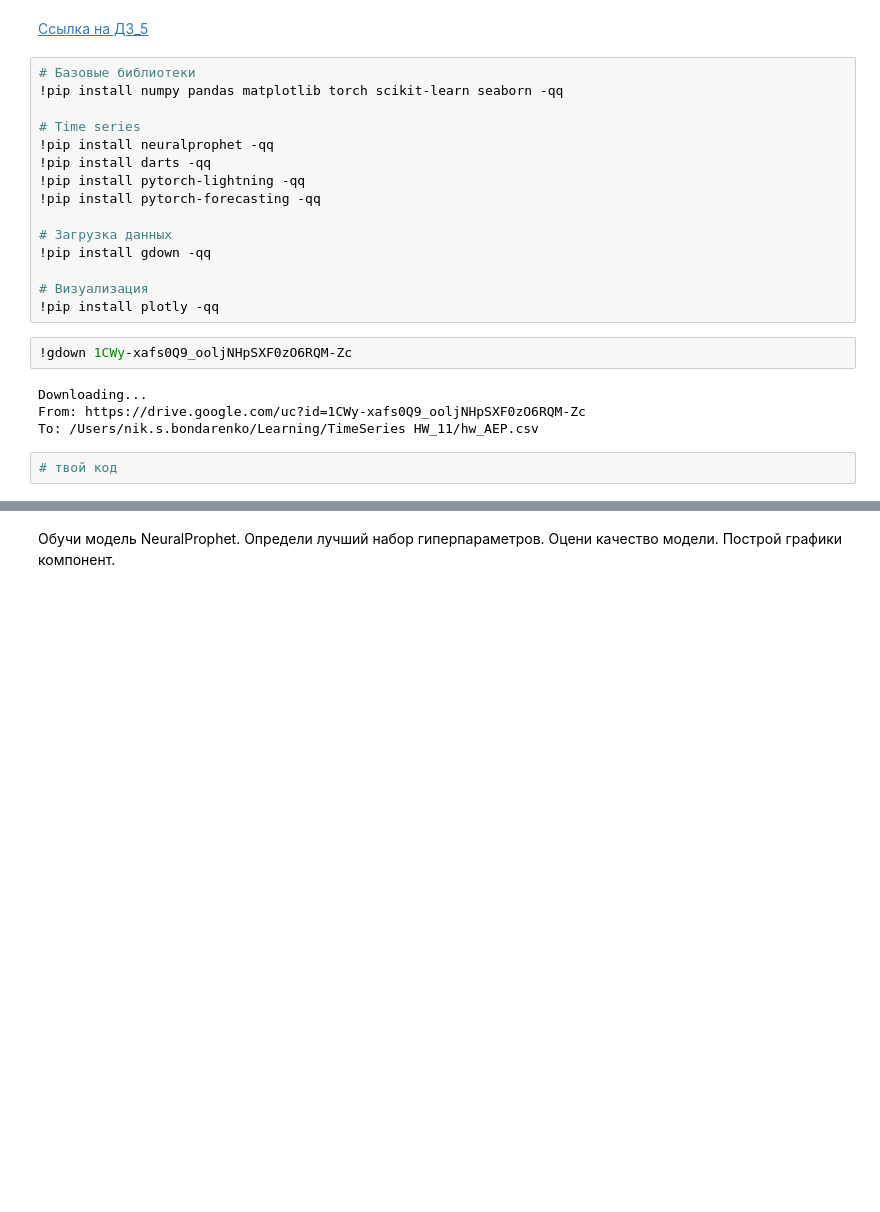
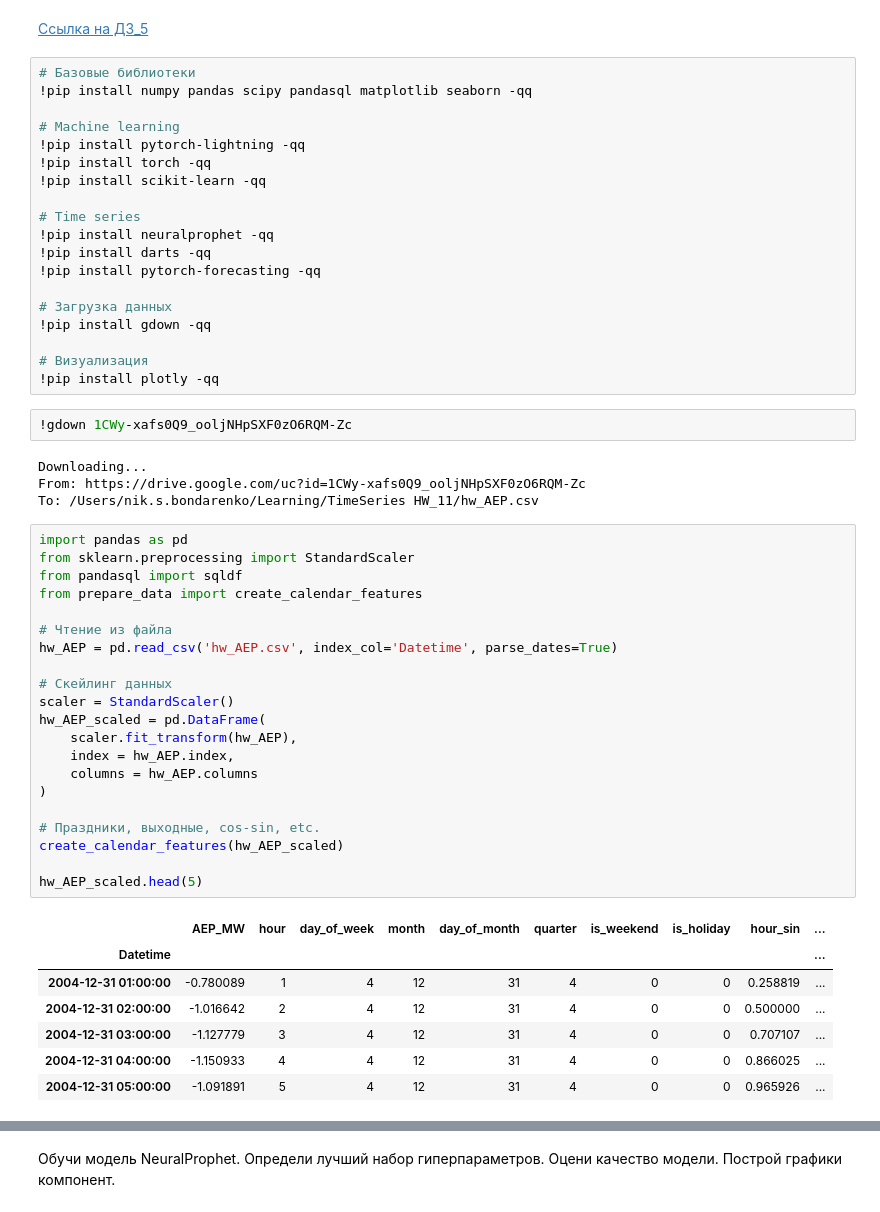
Before and after one commit to lenjjiv/TimeSeries-HW_11, a Jupyter notebook: homework.ipynb, the cells around one changed output, grey strips where cells are left out. Drawn from its saved outputs; the diff is of its cells as text; blank space fills up the shorter version.

```diff
--- a/homework.ipynb
+++ b/homework.ipynb
@@ -66,12 +66,16 @@
 [Ссылка на ДЗ_5](https://colab.research.google.com/drive/1QbaqrjdYJJH3zyqjdNaBl84hHH-xH3Oa)
 # %%
 # Базовые библиотеки
-!pip install numpy pandas matplotlib torch scikit-learn seaborn -qq
+!pip install numpy pandas scipy pandasql matplotlib seaborn -qq
+
+# Machine learning
+!pip install pytorch-lightning -qq
+!pip install torch -qq
+!pip install scikit-learn -qq
 
 # Time series
 !pip install neuralprophet -qq
 !pip install darts -qq
-!pip install pytorch-lightning -qq
 !pip install pytorch-forecasting -qq
 
 # Загрузка данных
@@ -85,5 +89,32 @@
 Downloading...
 From: https://drive.google.com/uc?id=1CWy-xafs0Q9_ooljNHpSXF0zO6RQM-Zc
 To: /Users/nik.s.bondarenko/Learning/TimeSeries HW_11/hw_AEP.csv
-# %%
-# твой код
+# %%
+import pandas as pd
+from sklearn.preprocessing import StandardScaler
+from pandasql import sqldf
+from prepare_data import create_calendar_features
+
+# Чтение из файла
+hw_AEP = pd.read_csv('hw_AEP.csv', index_col='Datetime', parse_dates=True)
+
+# Скейлинг данных
+scaler = StandardScaler()
+hw_AEP_scaled = pd.DataFrame(
+    scaler.fit_transform(hw_AEP),
+    index = hw_AEP.index,
+    columns = hw_AEP.columns
+)
+
+# Праздники, выходные, cos-sin, etc.
+create_calendar_features(hw_AEP_scaled)
+
+hw_AEP_scaled.head(5)
+# %% [output]
+|  | AEP_MW | hour | day_of_week | month | day_of_month | quarter | is_weekend | is_holiday | hour_sin | ... |
+| Datetime |  |  |  |  |  |  |  |  |  | ... |
+| 2004-12-31 01:00:00 | -0.780089 | 1 | 4 | 12 | 31 | 4 | 0 | 0 | 0.258819 | ... |
+| 2004-12-31 02:00:00 | -1.016642 | 2 | 4 | 12 | 31 | 4 | 0 | 0 | 0.500000 | ... |
+| 2004-12-31 03:00:00 | -1.127779 | 3 | 4 | 12 | 31 | 4 | 0 | 0 | 0.707107 | ... |
+| 2004-12-31 04:00:00 | -1.150933 | 4 | 4 | 12 | 31 | 4 | 0 | 0 | 0.866025 | ... |
+| 2004-12-31 05:00:00 | -1.091891 | 5 | 4 | 12 | 31 | 4 | 0 | 0 | 0.965926 | ... |
```
Also changed, not shown: parts of 1 cell of this notebook, 3 other files.
